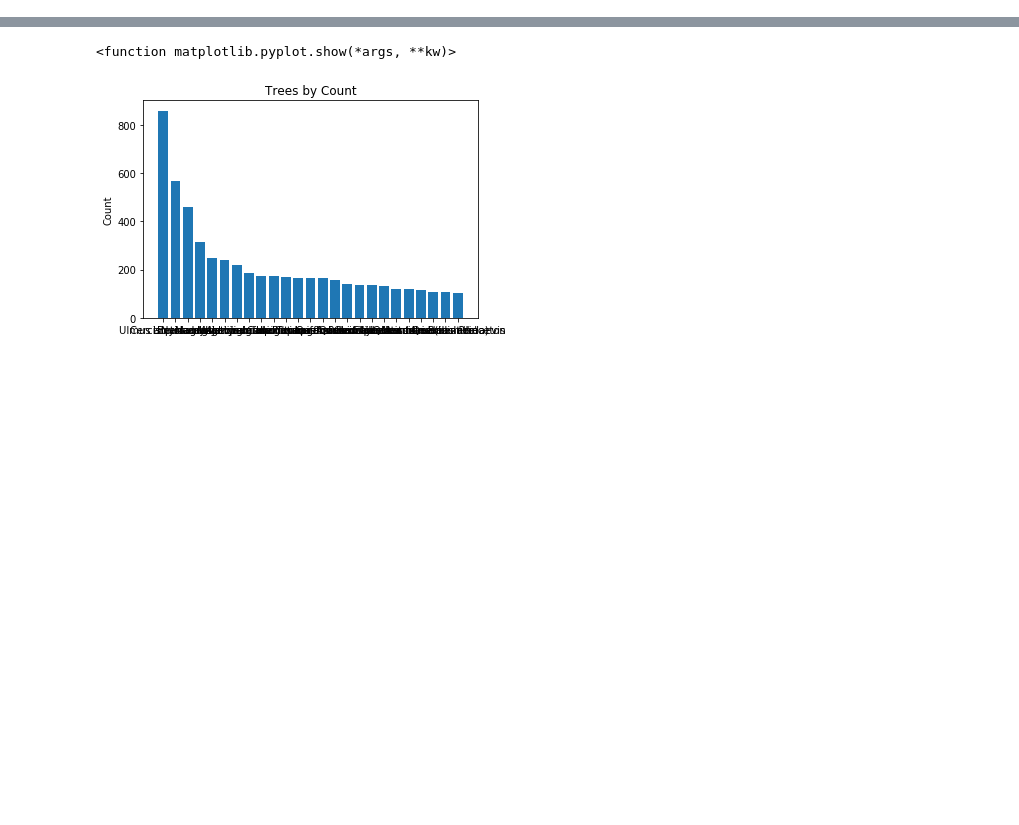
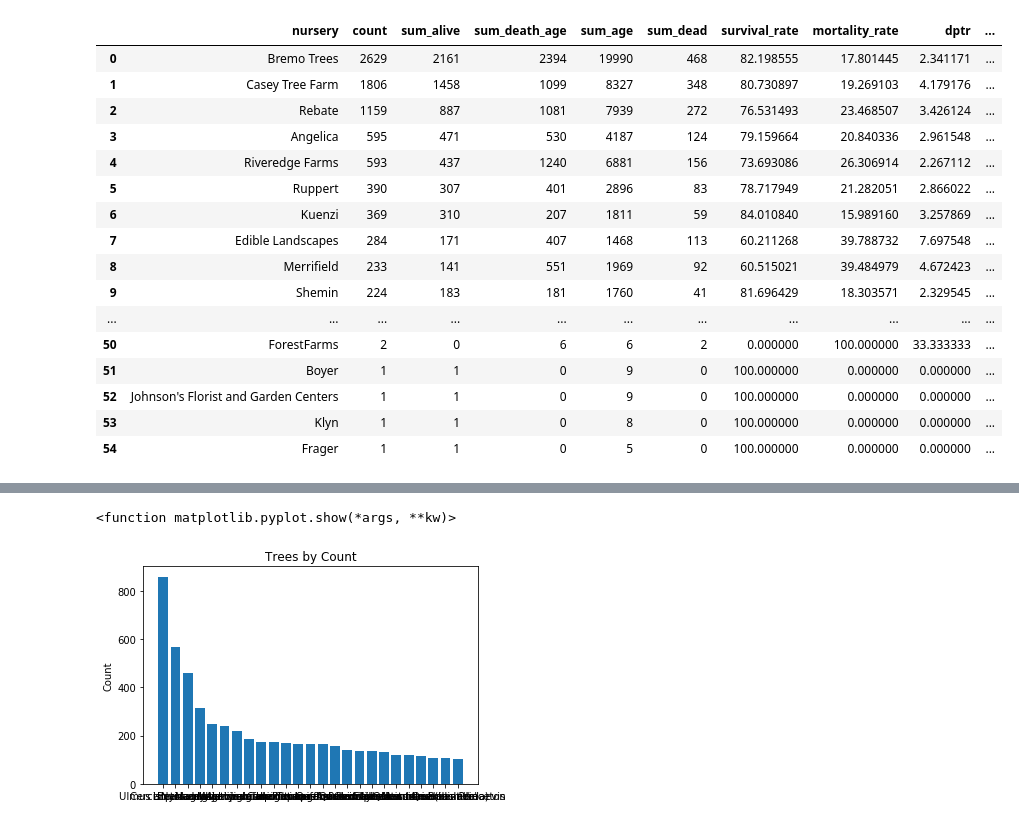
Before and after one commit to Travis-Volpe/Survival-Study-Data-Analysis-, a Jupyter notebook: SurvivalStudyDataAnalysis/Code/Descriptive Statistics & Vizualizations .ipynb, the cells around one changed output, grey strips where cells are left out. Drawn from its saved outputs; the diff is of its cells as text; code cells hidden in the pictures; blank space fills up the shorter version.

```diff
--- a/SurvivalStudyDataAnalysis/Code/Descriptive Statistics & Vizualizations .ipynb
+++ b/SurvivalStudyDataAnalysis/Code/Descriptive Statistics & Vizualizations .ipynb
@@ -79,0 +162,48 @@ topSciNames
+# %%
+#ss = ss17
+#ss = ss18_nosca
+#ss = ss18
+
+nursery_counts = ss.db_Nursery.value_counts().rename_axis('db_Nursery').reset_index(name='counts')
+nursery_group = ss.groupby(['db_Nursery'])
+nursery_sum = nursery_group.sum()
+nursery_sum_drop = nursery_sum.drop(['DBH', 'DBH1', 'DBH2', 'DBH3', 'DBH4', 'TotalHeigh',
+                'Width_NS', 'Width_EW', 'CrownBase',  'Death_Yr'],
+                  axis=1)
+
+nursery_merge = pd.merge(nursery_counts, nursery_sum_drop, on='db_Nursery')
+nursery_merge.rename(columns ={'db_Nursery':'nursery', 'counts':'count', 'isAlive':'sum_alive','Death_Age':'sum_death_age', 'Age':'sum_age'}, inplace = True)
+nursery_merge['sum_dead'] = nursery_merge['count'] - nursery_merge['sum_alive']
+
+# Surivial Rate
+nursery_merge['survival_rate'] = nursery_merge['sum_alive']/nursery_merge['count'] * 100
+
+# Mortaility Rate
+nursery_merge['mortality_rate'] = nursery_merge['sum_dead']/nursery_merge['count'] * 100
+
+# Death per Tree Year - the number of trees in a group that have died divided by the number of years all trees in
+# that group have been in the ground
+nursery_merge['dptr'] = nursery_merge['sum_dead']/nursery_merge['sum_age'] * 100
+nursery_merge['dpty'] = (nursery_merge['count'] * nursery_merge['dptr']) / 100
+
+nursery_merge['projected_age']= nursery_merge['sum_alive']/nursery_merge['dpty']
+
+nursery_merge
+# %% [output]
+|  | nursery | count | sum_alive | sum_death_age | sum_age | sum_dead | survival_rate | mortality_rate | dptr | ... |
+| 0 | Bremo Trees | 2629 | 2161 | 2394 | 19990 | 468 | 82.198555 | 17.801445 | 2.341171 | ... |
+| 1 | Casey Tree Farm | 1806 | 1458 | 1099 | 8327 | 348 | 80.730897 | 19.269103 | 4.179176 | ... |
+| 2 | Rebate | 1159 | 887 | 1081 | 7939 | 272 | 76.531493 | 23.468507 | 3.426124 | ... |
+| 3 | Angelica | 595 | 471 | 530 | 4187 | 124 | 79.159664 | 20.840336 | 2.961548 | ... |
+| 4 | Riveredge Farms | 593 | 437 | 1240 | 6881 | 156 | 73.693086 | 26.306914 | 2.267112 | ... |
+| 5 | Ruppert | 390 | 307 | 401 | 2896 | 83 | 78.717949 | 21.282051 | 2.866022 | ... |
+| 6 | Kuenzi | 369 | 310 | 207 | 1811 | 59 | 84.010840 | 15.989160 | 3.257869 | ... |
+| 7 | Edible Landscapes | 284 | 171 | 407 | 1468 | 113 | 60.211268 | 39.788732 | 7.697548 | ... |
+| 8 | Merrifield | 233 | 141 | 551 | 1969 | 92 | 60.515021 | 39.484979 | 4.672423 | ... |
+| 9 | Shemin | 224 | 183 | 181 | 1760 | 41 | 81.696429 | 18.303571 | 2.329545 | ... |
+| ... | ... | ... | ... | ... | ... | ... | ... | ... | ... | ... |
+| 50 | ForestFarms | 2 | 0 | 6 | 6 | 2 | 0.000000 | 100.000000 | 33.333333 | ... |
+| 51 | Boyer | 1 | 1 | 0 | 9 | 0 | 100.000000 | 0.000000 | 0.000000 | ... |
+| 52 | Johnson's Florist and Garden Centers | 1 | 1 | 0 | 9 | 0 | 100.000000 | 0.000000 | 0.000000 | ... |
+| 53 | Klyn | 1 | 1 | 0 | 8 | 0 | 100.000000 | 0.000000 | 0.000000 | ... |
+| 54 | Frager | 1 | 1 | 0 | 5 | 0 | 100.000000 | 0.000000 | 0.000000 | ... |
```
Also changed, not shown: parts of 19 cells of this notebook, 2 other files.
